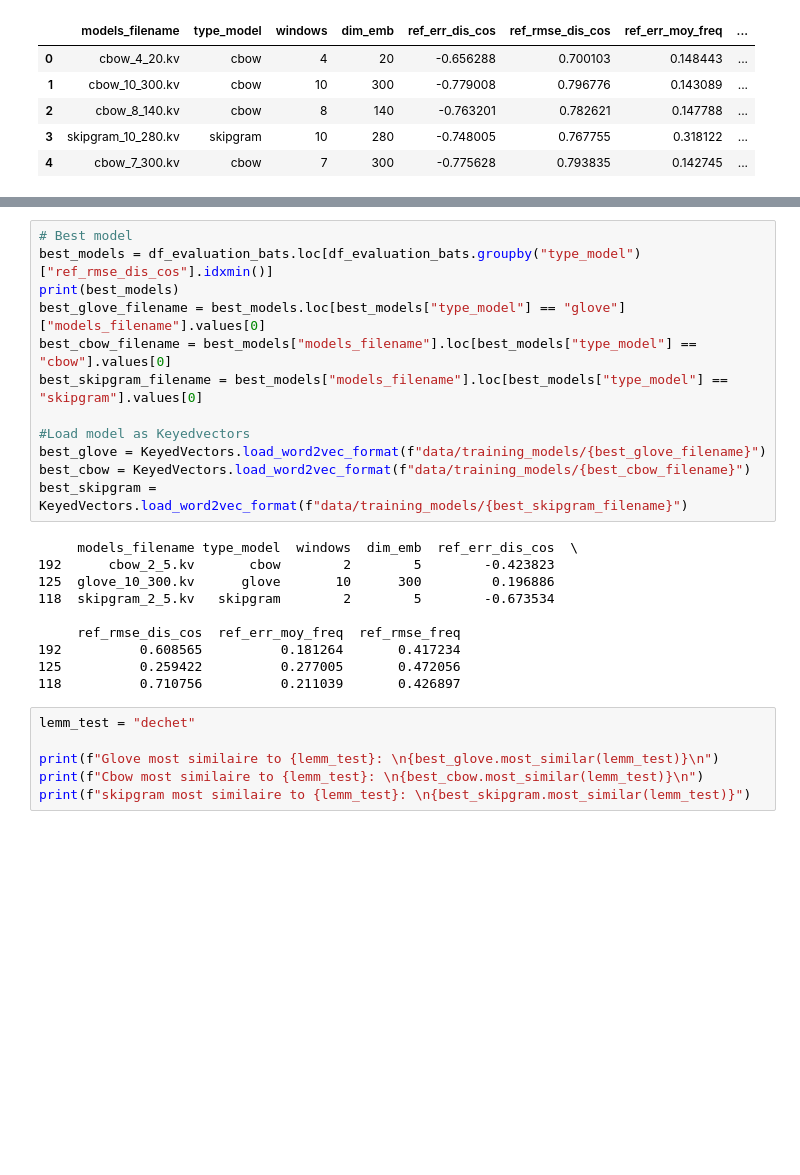
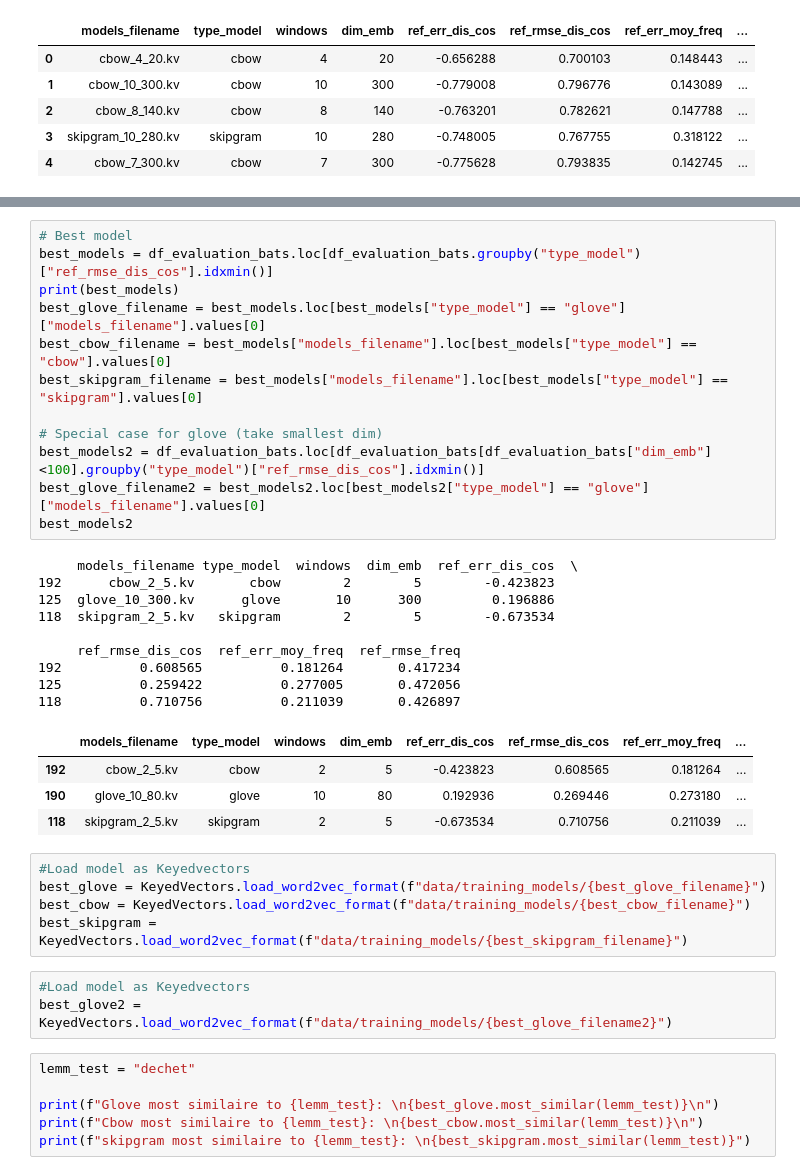
Before and after one commit to dmkant/projet-statistique-2022, a Jupyter notebook: word_embedding/evaluation_embedding.ipynb, the cells around one changed output, grey strips where cells are left out. Cells and saved outputs as stored; diff of their text form; blank space fills up the shorter version.

Commit message:
fixe dim threashold for best glove model

```diff
--- a/word_embedding/evaluation_embedding.ipynb
+++ b/word_embedding/evaluation_embedding.ipynb
@@ -52,25 +52,37 @@ plt.show()
 # %%
 # Best model
 best_models = df_evaluation_bats.loc[df_evaluation_bats.groupby("type_model")["ref_rmse_dis_cos"].idxmin()]
 print(best_models)
 best_glove_filename = best_models.loc[best_models["type_model"] == "glove"]["models_filename"].values[0]
 best_cbow_filename = best_models["models_filename"].loc[best_models["type_model"] == "cbow"].values[0]
 best_skipgram_filename = best_models["models_filename"].loc[best_models["type_model"] == "skipgram"].values[0]
 
-#Load model as Keyedvectors
-best_glove = KeyedVectors.load_word2vec_format(f"data/training_models/{best_glove_filename}")
-best_cbow = KeyedVectors.load_word2vec_format(f"data/training_models/{best_cbow_filename}")
-best_skipgram = KeyedVectors.load_word2vec_format(f"data/training_models/{best_skipgram_filename}")
+# Special case for glove (take smallest dim)
+best_models2 = df_evaluation_bats.loc[df_evaluation_bats[df_evaluation_bats["dim_emb"]<100].groupby("type_model")["ref_rmse_dis_cos"].idxmin()]
+best_glove_filename2 = best_models2.loc[best_models2["type_model"] == "glove"]["models_filename"].values[0]
+best_models2
 # %% [output]
      models_filename type_model  windows  dim_emb  ref_err_dis_cos  \
 192      cbow_2_5.kv       cbow        2        5        -0.423823
 125  glove_10_300.kv      glove       10      300         0.196886
 118  skipgram_2_5.kv   skipgram        2        5        -0.673534
 
      ref_rmse_dis_cos  ref_err_moy_freq  ref_rmse_freq
 192          0.608565          0.181264       0.417234
 125          0.259422          0.277005       0.472056
 118          0.710756          0.211039       0.426897
+|  | models_filename | type_model | windows | dim_emb | ref_err_dis_cos | ref_rmse_dis_cos | ref_err_moy_freq | ... |
+| 192 | cbow_2_5.kv | cbow | 2 | 5 | -0.423823 | 0.608565 | 0.181264 | ... |
+| 190 | glove_10_80.kv | glove | 10 | 80 | 0.192936 | 0.269446 | 0.273180 | ... |
+| 118 | skipgram_2_5.kv | skipgram | 2 | 5 | -0.673534 | 0.710756 | 0.211039 | ... |
+# %%
+#Load model as Keyedvectors
+best_glove = KeyedVectors.load_word2vec_format(f"data/training_models/{best_glove_filename}")
+best_cbow = KeyedVectors.load_word2vec_format(f"data/training_models/{best_cbow_filename}")
+best_skipgram = KeyedVectors.load_word2vec_format(f"data/training_models/{best_skipgram_filename}")
+# %%
+#Load model as Keyedvectors
+best_glove2 = KeyedVectors.load_word2vec_format(f"data/training_models/{best_glove_filename2}")
 # %%
 lemm_test = "dechet"
 
```
Also changed, not shown: parts of 3 cells of this notebook.
